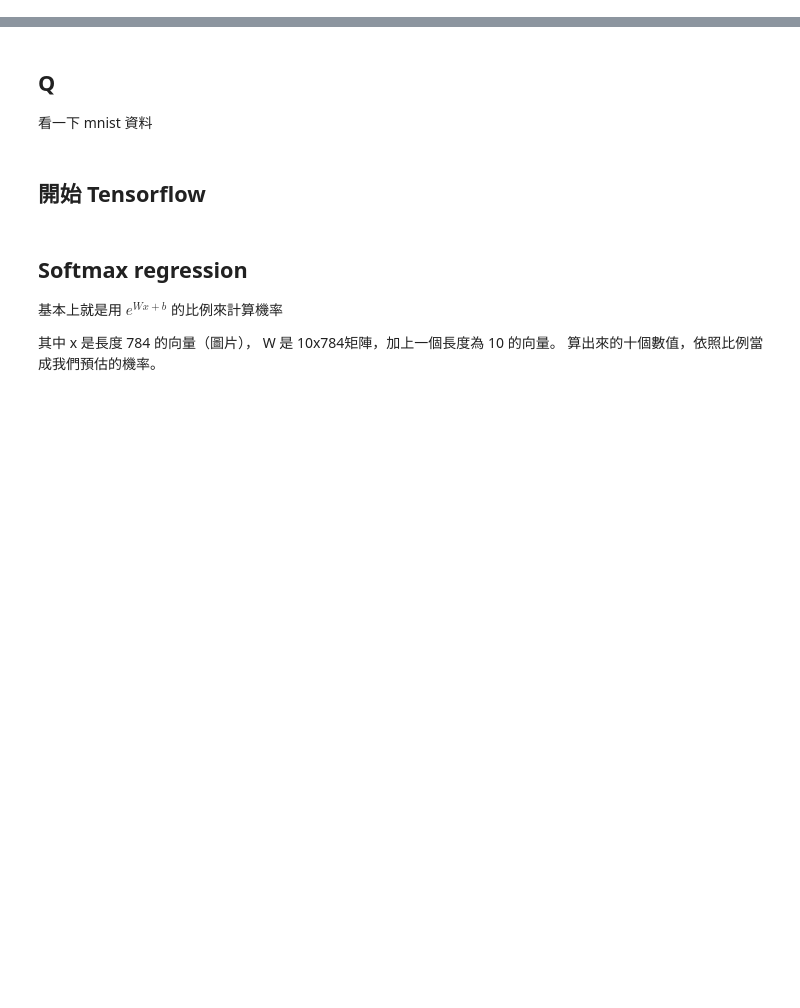
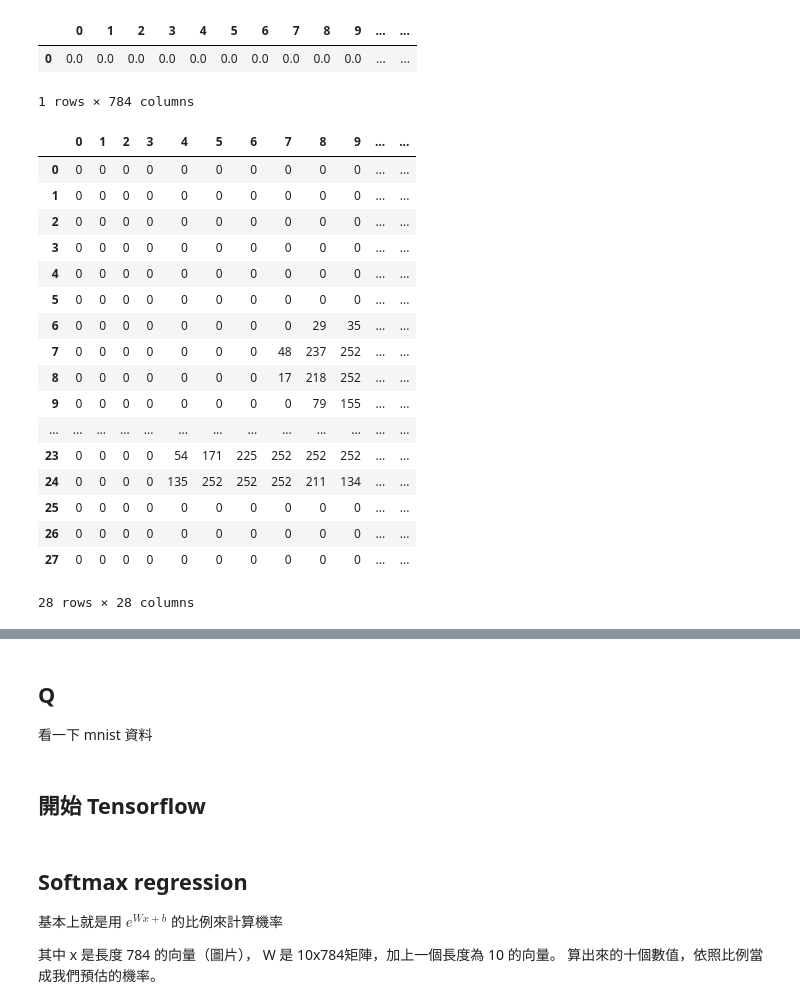
Before and after one commit to mangoicestar/tf-keras-tutorial, a Jupyter notebook: basic/02-From tf to MNIST.ipynb, the cells around one changed output, grey strips where cells are left out. Drawn from its saved outputs; the diff is of its cells as text; code cells hidden in the pictures; blank space fills up the shorter version.

```diff
--- a/basic/02-From tf to MNIST.ipynb
+++ b/basic/02-From tf to MNIST.ipynb
@@ -31,0 +43,6 @@ print(train_y[:20])
+# %%
+pd.DataFrame(train_X[:1])
+# %% [output]
+|  | 0 | 1 | 2 | 3 | 4 | 5 | 6 | 7 | 8 | 9 | ... | ... |
+| 0 | 0.0 | 0.0 | 0.0 | 0.0 | 0.0 | 0.0 | 0.0 | 0.0 | 0.0 | 0.0 | ... | ... |
+1 rows × 784 columns
@@ -31,0 +53,22 @@ print(train_y[:20])
+# %%
+tmp2 = (tmp*255).clip(0,255).astype('uint8')
+pd.DataFrame(tmp2)
+# %% [output]
+|  | 0 | 1 | 2 | 3 | 4 | 5 | 6 | 7 | 8 | 9 | ... | ... |
+| 0 | 0 | 0 | 0 | 0 | 0 | 0 | 0 | 0 | 0 | 0 | ... | ... |
+| 1 | 0 | 0 | 0 | 0 | 0 | 0 | 0 | 0 | 0 | 0 | ... | ... |
+| 2 | 0 | 0 | 0 | 0 | 0 | 0 | 0 | 0 | 0 | 0 | ... | ... |
+| 3 | 0 | 0 | 0 | 0 | 0 | 0 | 0 | 0 | 0 | 0 | ... | ... |
+| 4 | 0 | 0 | 0 | 0 | 0 | 0 | 0 | 0 | 0 | 0 | ... | ... |
+| 5 | 0 | 0 | 0 | 0 | 0 | 0 | 0 | 0 | 0 | 0 | ... | ... |
+| 6 | 0 | 0 | 0 | 0 | 0 | 0 | 0 | 0 | 29 | 35 | ... | ... |
+| 7 | 0 | 0 | 0 | 0 | 0 | 0 | 0 | 48 | 237 | 252 | ... | ... |
+| 8 | 0 | 0 | 0 | 0 | 0 | 0 | 0 | 17 | 218 | 252 | ... | ... |
+| 9 | 0 | 0 | 0 | 0 | 0 | 0 | 0 | 0 | 79 | 155 | ... | ... |
+| ... | ... | ... | ... | ... | ... | ... | ... | ... | ... | ... | ... | ... |
+| 23 | 0 | 0 | 0 | 0 | 54 | 171 | 225 | 252 | 252 | 252 | ... | ... |
+| 24 | 0 | 0 | 0 | 0 | 135 | 252 | 252 | 252 | 211 | 134 | ... | ... |
+| 25 | 0 | 0 | 0 | 0 | 0 | 0 | 0 | 0 | 0 | 0 | ... | ... |
+| 26 | 0 | 0 | 0 | 0 | 0 | 0 | 0 | 0 | 0 | 0 | ... | ... |
+| 27 | 0 | 0 | 0 | 0 | 0 | 0 | 0 | 0 | 0 | 0 | ... | ... |
+28 rows × 28 columns
```
Also changed, not shown: parts of 7 cells of this notebook, 12 other files.
